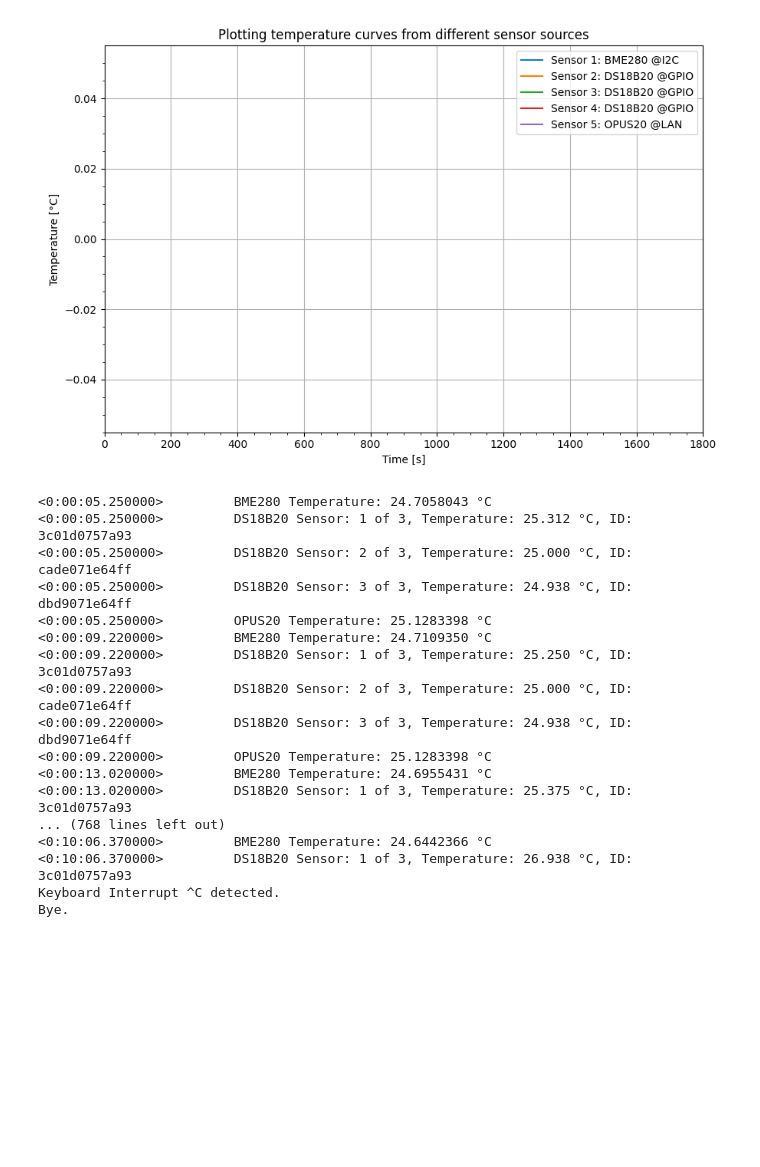
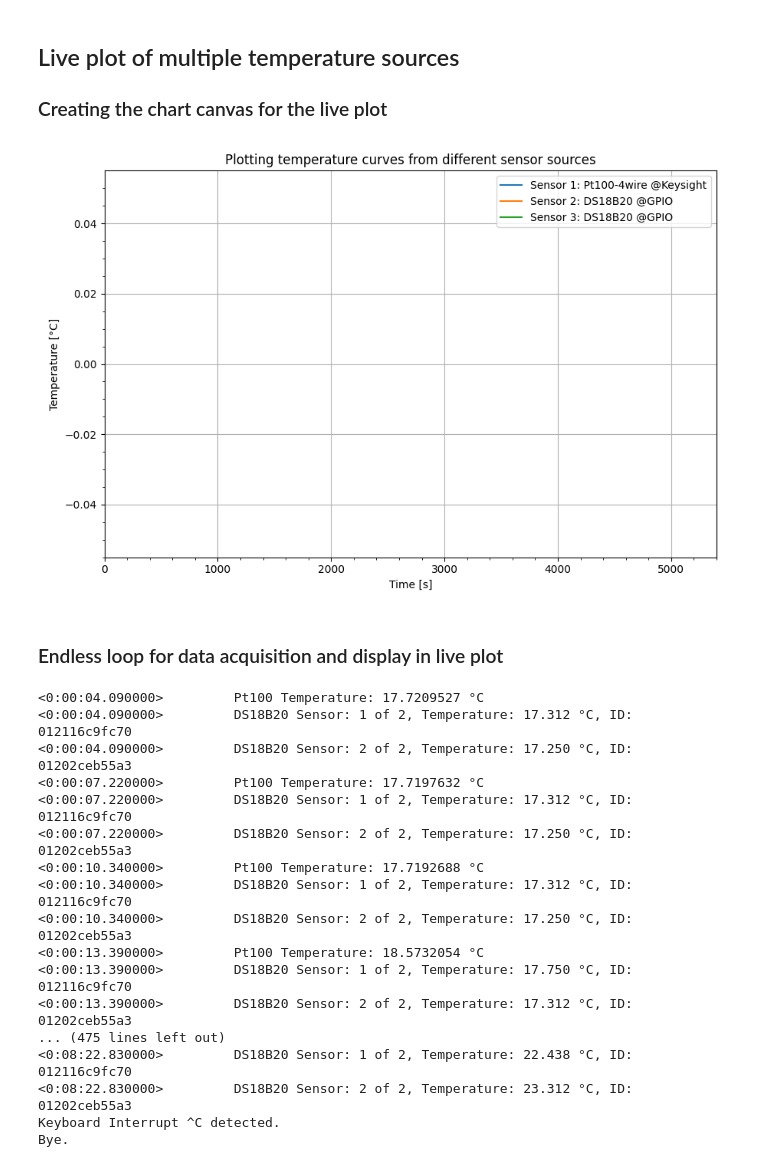
Before and after one commit to urmel79/Jupyter_PyVisa_Lab, a Jupyter notebook: TemperatureLivePlot.ipynb, the cells around one changed output. Drawn from its saved outputs; the diff is of its cells as text; code cells hidden in the pictures; blank space fills up the shorter version.

Commit message:
restructured notebook 'TemperatureLivePlot.ipynb' and did a long run test over 16 hours

```diff
--- a/TemperatureLivePlot.ipynb
+++ b/TemperatureLivePlot.ipynb
@@ -18,9 +31,9 @@ import datetime
 # %%
 # flags to activate/deactivate temperature measurement sources
-ENABLED_KEYSIGHT_DMM = False
+ENABLED_KEYSIGHT_DMM = True
 ENABLED_DS18B20_GPIO = True
-ENABLED_BME280_I2C = True
-ENABLED_OPUS20 = True
+ENABLED_BME280_I2C = False
+ENABLED_OPUS20 = False
 
 ENABLED_CSV_LOGGING = True
 
@@ -38,13 +53,13 @@ if ENABLED_CSV_LOGGING:
     CSV_LOGGING_INTERVALL = 60
 # %%
 if ENABLED_KEYSIGHT_DMM:
-    #KEYSIGHT_IP = '192.168.12.150'
-    KEYSIGHT_IP = '192.168.10.113'
-    #KEYSIGHT_TEMP_CONF = '01_PT100_4WIRE'
-    #KEYSIGHT_TEMP_LABEL = 'Sensor 1: Pt100-4wire @Keysight'
-    KEYSIGHT_TEMP_CONF = '02_PT1000_2WIRE'
+    KEYSIGHT_IP = '192.168.12.154'
+    #KEYSIGHT_IP = '192.168.10.113'
+    KEYSIGHT_TEMP_CONF = '01_PT100_4WIRE'
+    #KEYSIGHT_TEMP_CONF = '02_PT1000_2WIRE'
     sensor_number += 1
-    KEYSIGHT_TEMP_LABEL = 'Sensor ' + str(sensor_number) + ': Pt1000-2wire @Keysight'
+    KEYSIGHT_TEMP_LABEL = 'Sensor ' + str(sensor_number) + ': Pt100-4wire @Keysight'
+    #KEYSIGHT_TEMP_LABEL = 'Sensor ' + str(sensor_number) + ': Pt1000-2wire @Keysight'
 
     temp_measurement_sources_arr.append(KEYSIGHT_TEMP_LABEL)
 # %%
@@ -100,6 +113,10 @@ if ENABLED_BME280_I2C:
 # %%
 if ENABLED_OPUS20:
     from opus20 import Opus20, OPUS20_CHANNEL_SPEC
+# %% [markdown]
+## Live plot of multiple temperature sources
+
+### Creating the chart canvas for the live plot
 # %%
 def dataframe_add_row(df=None, row=[]):
     if (df is None):
@@ -165,39 +182,42 @@ plt.title('Plotting temperature curves from different sensor sources')
 # define the limits of the x-axis in seconds, from when the canvas should be scrolled
 xlim_left = 0
 #xlim_span = 600  # 10 minutes
-xlim_span = 1800 # 0.5 h
+#xlim_span = 1800 # 0.5 h
+xlim_span = 5400 # 1.5 h
 xlim_right = xlim_left + xlim_span
 xlim_scroll = xlim_span - 10
 
 ax.set_xlim(xlim_left, xlim_right)
 
 # create list of line objects
 line_objects_arr = []
 for idx, val in enumerate(temp_measurement_sources_arr):
     line_objects_arr.append('line_temp_'+str(idx))
 
 # dynamically create line objects by list
 for idx, val in enumerate(line_objects_arr):
     line_objects_arr[idx], = ax.plot(df_meas_values['Time [s]'],
                                      df_meas_values[temp_measurement_sources_arr[idx]+' [°C]'],
                                      label=temp_measurement_sources_arr[idx])
 
 ax.grid(True)
 ax.set_xlabel('Time [s]')
 ax.set_ylabel('Temperature [°C]')
 ax.minorticks_on()
 
 plt.subplots_adjust(left=0.1, right=0.9, top=0.9, bottom=0.1)
 
 plt.legend()
 plt.tight_layout()
 
 fig.canvas.draw()
 fig.canvas.flush_events()
 
 display(fig.canvas)
 # %% [output]
-[figure, old version]
+[figure, new version]
+# %% [markdown]
+### Endless loop for data acquisition and display in live plot
 # %%
 #display(fig.canvas)
 
@@ -259,8 +279,7 @@ while True:
             ax.set_xlim(xlim_left, xlim_right)
 
         # Manual scaling of the y-axis
-        #
-        # get MIN and MAX values of the whole dataframe
+        # get MIN and MAX values of the whole data frame
         min_val_series = df_meas_values.min()
         max_val_series = df_meas_values.max()
         # drop first elements of the series, because it's the time in seconds and not relevant
@@ -297,21 +316,21 @@ while True:
         print("Bye.")
         break
 # %% [output]
-<0:00:05.250000>         BME280 Temperature: 24.7058043 °C
-<0:00:05.250000>         DS18B20 Sensor: 1 of 3, Temperature: 25.312 °C, ID: 3c01d0757a93
-<0:00:05.250000>         DS18B20 Sensor: 2 of 3, Temperature: 25.000 °C, ID: cade071e64ff
-<0:00:05.250000>         DS18B20 Sensor: 3 of 3, Temperature: 24.938 °C, ID: dbd9071e64ff
-<0:00:05.250000>         OPUS20 Temperature: 25.1283398 °C
-<0:00:09.220000>         BME280 Temperature: 24.7109350 °C
-<0:00:09.220000>         DS18B20 Sensor: 1 of 3, Temperature: 25.250 °C, ID: 3c01d0757a93
-<0:00:09.220000>         DS18B20 Sensor: 2 of 3, Temperature: 25.000 °C, ID: cade071e64ff
-<0:00:09.220000>         DS18B20 Sensor: 3 of 3, Temperature: 24.938 °C, ID: dbd9071e64ff
-<0:00:09.220000>         OPUS20 Temperature: 25.1283398 °C
-<0:00:13.020000>         BME280 Temperature: 24.6955431 °C
-<0:00:13.020000>         DS18B20 Sensor: 1 of 3, Temperature: 25.375 °C, ID: 3c01d0757a93
-... (768 lines left out)
-<0:10:06.370000>         BME280 Temperature: 24.6442366 °C
-<0:10:06.370000>         DS18B20 Sensor: 1 of 3, Temperature: 26.938 °C, ID: 3c01d0757a93
+<0:00:04.090000>         Pt100 Temperature: 17.7209527 °C
+<0:00:04.090000>         DS18B20 Sensor: 1 of 2, Temperature: 17.312 °C, ID: 012116c9fc70
+<0:00:04.090000>         DS18B20 Sensor: 2 of 2, Temperature: 17.250 °C, ID: 01202ceb55a3
+<0:00:07.220000>         Pt100 Temperature: 17.7197632 °C
+<0:00:07.220000>         DS18B20 Sensor: 1 of 2, Temperature: 17.312 °C, ID: 012116c9fc70
+<0:00:07.220000>         DS18B20 Sensor: 2 of 2, Temperature: 17.250 °C, ID: 01202ceb55a3
+<0:00:10.340000>         Pt100 Temperature: 17.7192688 °C
+<0:00:10.340000>         DS18B20 Sensor: 1 of 2, Temperature: 17.312 °C, ID: 012116c9fc70
+<0:00:10.340000>         DS18B20 Sensor: 2 of 2, Temperature: 17.250 °C, ID: 01202ceb55a3
+<0:00:13.390000>         Pt100 Temperature: 18.5732054 °C
+<0:00:13.390000>         DS18B20 Sensor: 1 of 2, Temperature: 17.750 °C, ID: 012116c9fc70
+<0:00:13.390000>         DS18B20 Sensor: 2 of 2, Temperature: 17.312 °C, ID: 01202ceb55a3
+... (475 lines left out)
+<0:08:22.830000>         DS18B20 Sensor: 1 of 2, Temperature: 22.438 °C, ID: 012116c9fc70
+<0:08:22.830000>         DS18B20 Sensor: 2 of 2, Temperature: 23.312 °C, ID: 01202ceb55a3
 Keyboard Interrupt ^C detected.
 Bye.
 # %%
```
Also changed, not shown: parts of 7 cells of this notebook, 4 other files.
